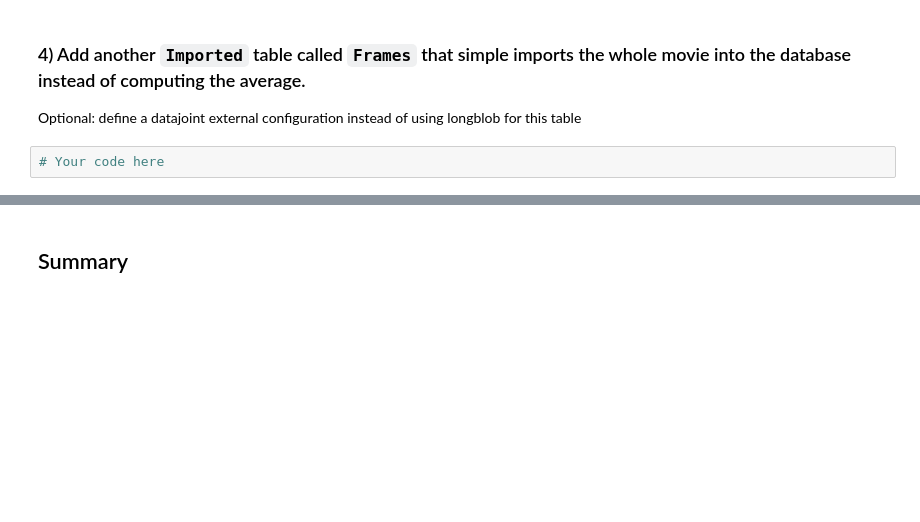
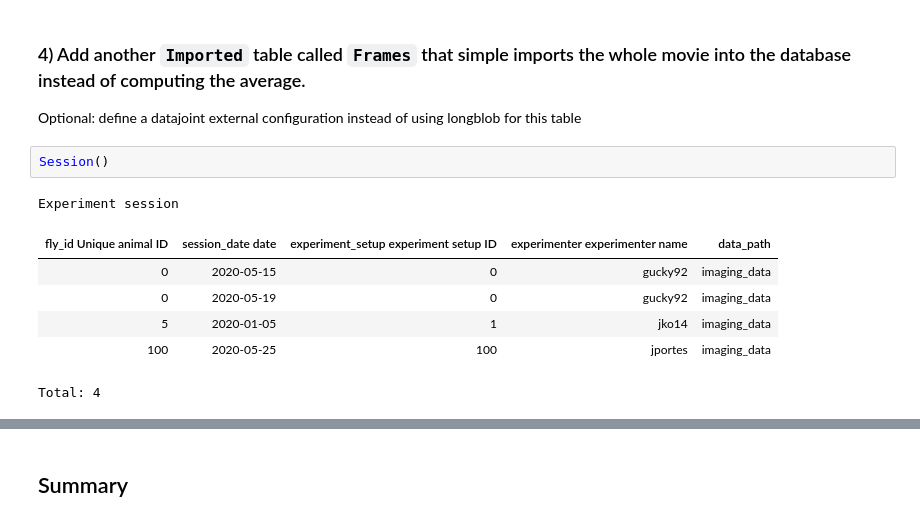
Before and after one commit to jjbussell/PythonDataCourse, a Jupyter notebook: Homeworks/HW6/Part1_Imported_Tables.ipynb, the cells around one changed output, grey strips where cells are left out. Cells and saved outputs as stored; diff of their text form; blank space fills up the shorter version.

```diff
--- a/Homeworks/HW6/Part1_Imported_Tables.ipynb
+++ b/Homeworks/HW6/Part1_Imported_Tables.ipynb
@@ -295,5 +388,13 @@ plt.imshow(avg_image, cmap=plt.cm.gray)
 ### 4) Add another `Imported` table called `Frames` that simple imports the whole movie into the database instead of computing the average.
 
 Optional: define a datajoint external configuration instead of using longblob for this table
-# %%
-# Your code here
+# %%
+Session()
+# %% [output]
+Experiment session
+| fly_id Unique animal ID | session_date date | experiment_setup experiment setup ID | experimenter experimenter name | data_path |
+| 0 | 2020-05-15 | 0 | gucky92 | imaging_data |
+| 0 | 2020-05-19 | 0 | gucky92 | imaging_data |
+| 5 | 2020-01-05 | 1 | jko14 | imaging_data |
+| 100 | 2020-05-25 | 100 | jportes | imaging_data |
+Total: 4
```
Also changed, not shown: parts of 32 cells of this notebook, 1 other file.
